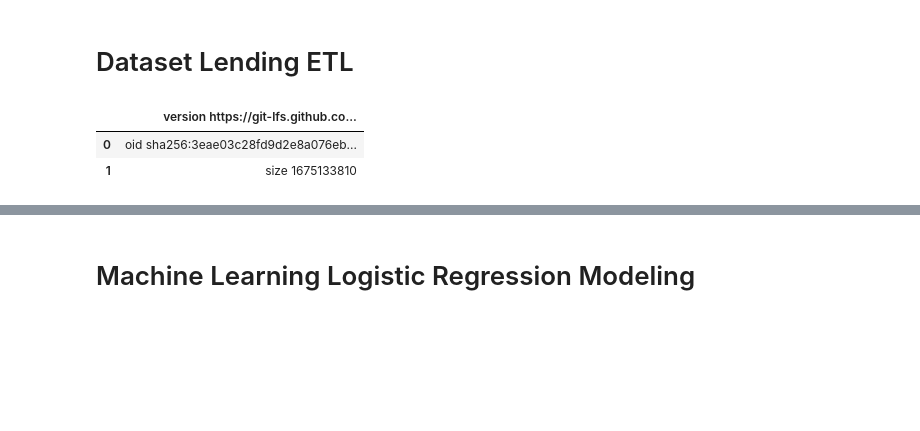
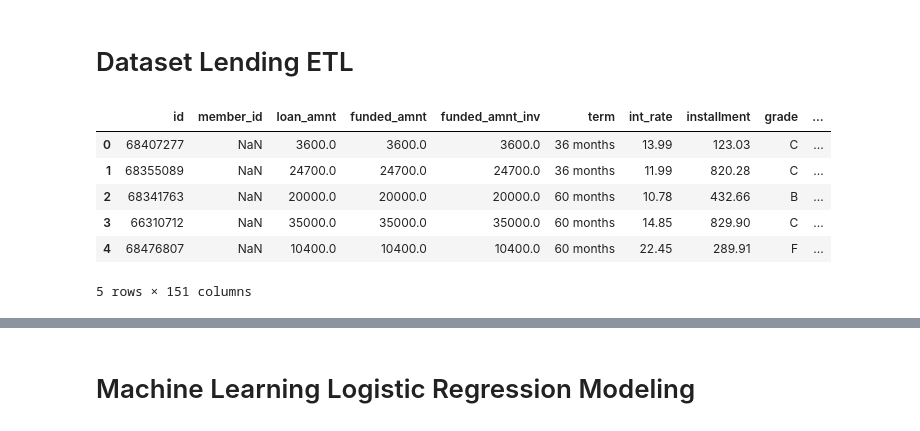
Before and after one commit to nitishsingh158/WokeRUs, a Jupyter notebook: lending_data.ipynb, the cells around one changed output, grey strips where cells are left out. Saved outputs shown, nothing was run; the diff lists cells and outputs as text; code cells hidden in the pictures; blank space fills up the shorter version.

```diff
--- a/lending_data.ipynb
+++ b/lending_data.ipynb
@@ -6,9 +6,15 @@ import pandas as pd
 import seaborn as sns
 # %%
 # import datasets
-raw_accepted = pd.read_csv('resources/accepted_2007_to_2018Q4.csv')
-raw_accepted.head()
+# accepted applicants data file
+raw_accepted = pd.read_csv('../Archive/accepted_2007_to_2018Q4.csv')
+# rejected applicants data file
+raw_rejected = pd.read_csv('../Archive/rejected_2007_to_2018Q4.csv')
 # %% [output]
-|  | version https://git-lfs.github.co... |
-| 0 | oid sha256:3eae03c28fd9d2e8a076eb... |
-| 1 | size 1675133810 |
+|  | id | member_id | loan_amnt | funded_amnt | funded_amnt_inv | term | int_rate | installment | grade | ... |
+| 0 | 68407277 | NaN | 3600.0 | 3600.0 | 3600.0 | 36 months | 13.99 | 123.03 | C | ... |
+| 1 | 68355089 | NaN | 24700.0 | 24700.0 | 24700.0 | 36 months | 11.99 | 820.28 | C | ... |
+| 2 | 68341763 | NaN | 20000.0 | 20000.0 | 20000.0 | 60 months | 10.78 | 432.66 | B | ... |
+| 3 | 66310712 | NaN | 35000.0 | 35000.0 | 35000.0 | 60 months | 14.85 | 829.90 | C | ... |
+| 4 | 68476807 | NaN | 10400.0 | 10400.0 | 10400.0 | 60 months | 22.45 | 289.91 | F | ... |
+5 rows × 151 columns
```
Also changed, not shown: parts of 21 cells of this notebook, 4 other files.
